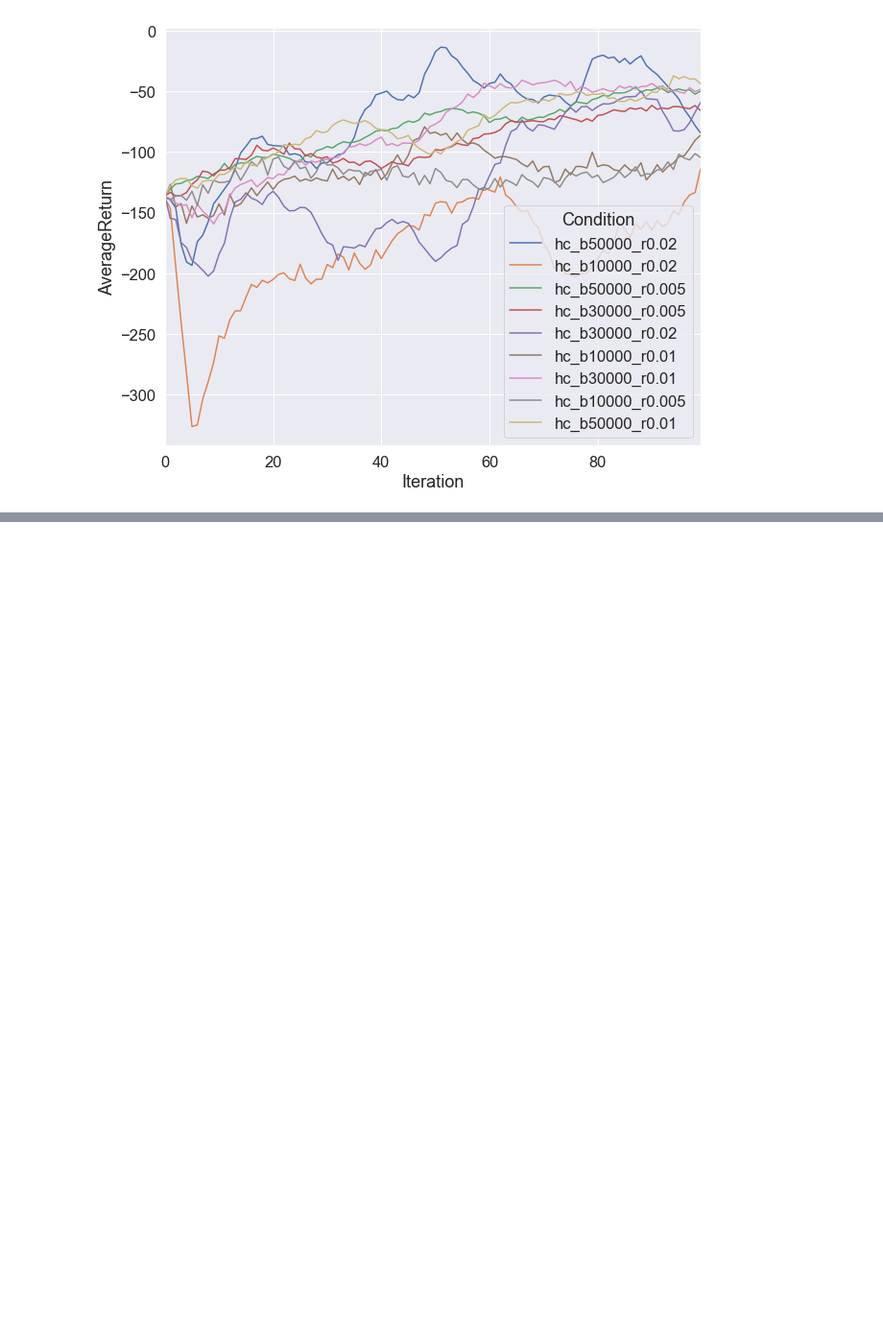
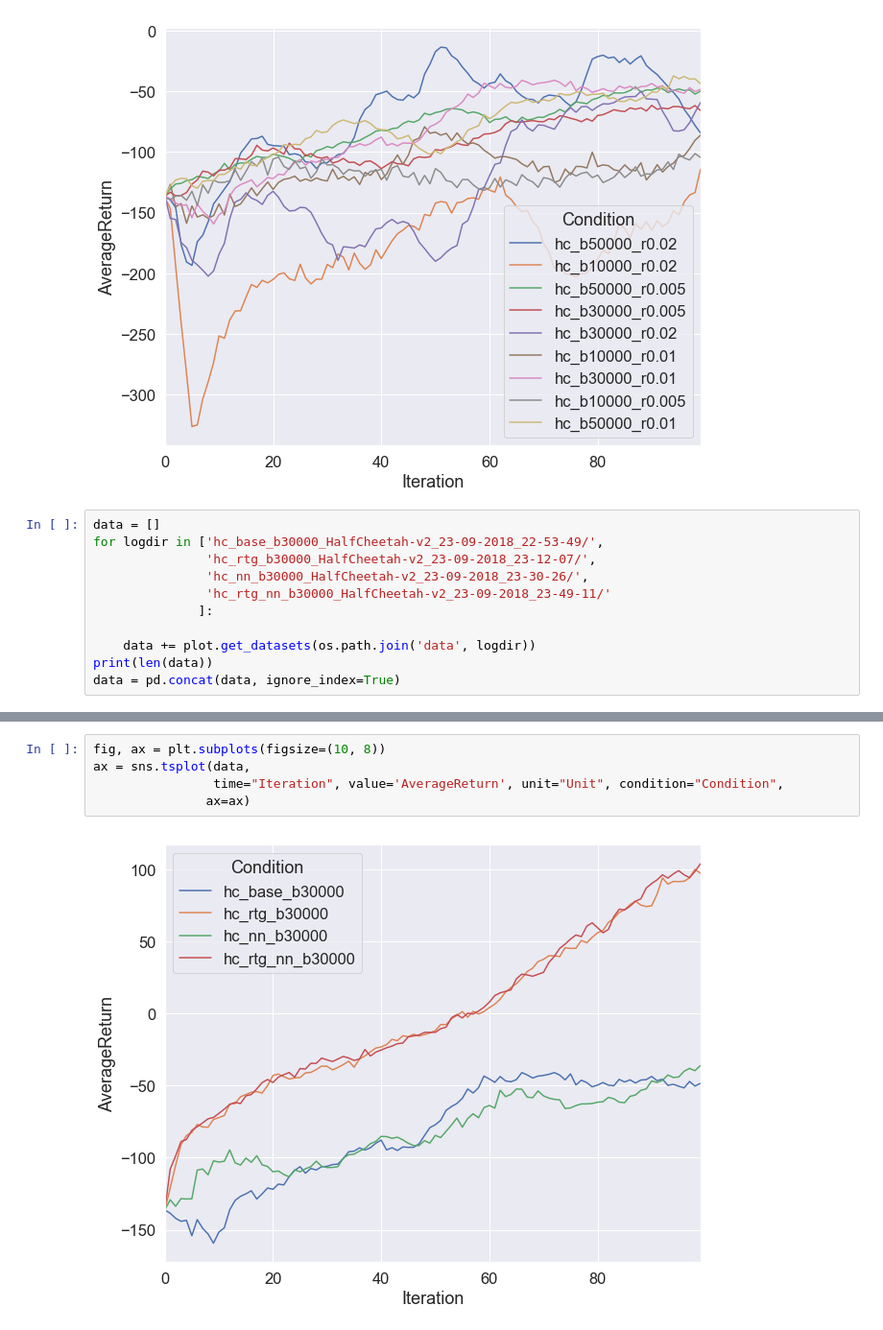
Before and after one commit to wangz10/CS294-DeepRL-homework, a Jupyter notebook: hw2/hw2-report.ipynb, the cells around one changed output, grey strips where cells are left out. Shown at 96% size. Drawn from its saved outputs; the diff is of its cells as text; blank space fills up the shorter version.

```diff
--- a/hw2/hw2-report.ipynb
+++ b/hw2/hw2-report.ipynb
@@ -179,3 +179,14 @@ ax = sns.tsplot(data,
                ax=ax)
 # %% [output]
 [figure]
+# %%
+data = []
+for logdir in ['hc_base_b30000_HalfCheetah-v2_23-09-2018_22-53-49/',
+               'hc_rtg_b30000_HalfCheetah-v2_23-09-2018_23-12-07/',
+               'hc_nn_b30000_HalfCheetah-v2_23-09-2018_23-30-26/',
+               'hc_rtg_nn_b30000_HalfCheetah-v2_23-09-2018_23-49-11/'
+              ]:
+
+    data += plot.get_datasets(os.path.join('data', logdir))
+print(len(data))
+data = pd.concat(data, ignore_index=True)
@@ -181,0 +202,7 @@ ax = sns.tsplot(data,
+# %%
+fig, ax = plt.subplots(figsize=(10, 8))
+ax = sns.tsplot(data,
+                time="Iteration", value='AverageReturn', unit="Unit", condition="Condition",
+               ax=ax)
+# %% [output]
+[figure, added]
```
Also changed, not shown: parts of 1 cell of this notebook, 1 other file.
